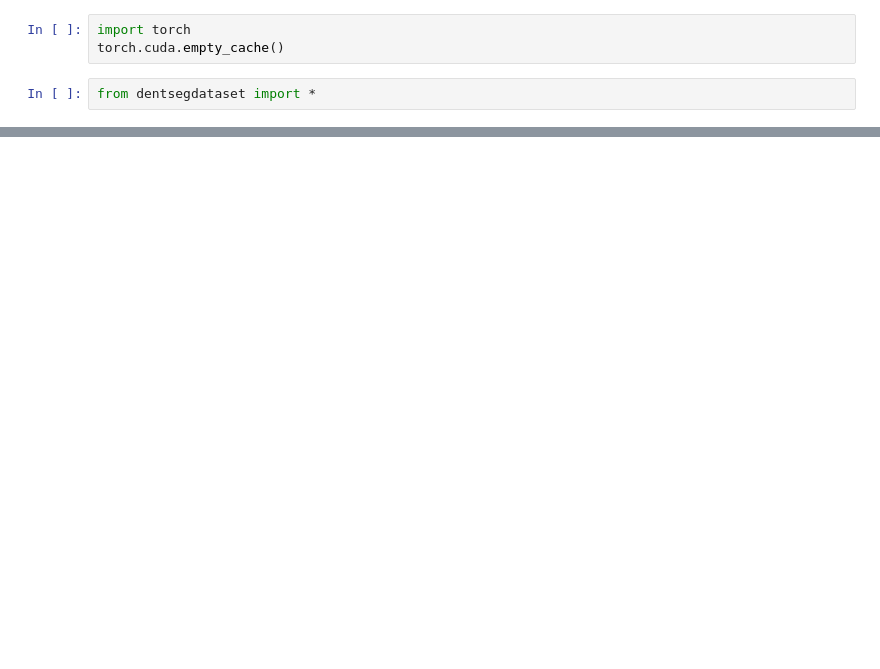
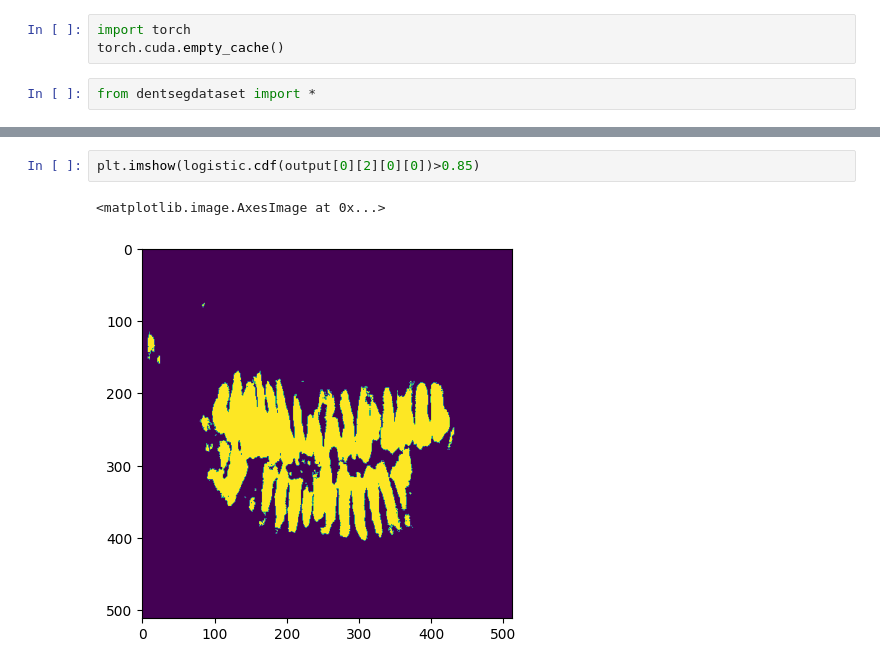
Before and after one commit to AlyxKing/DentSeg, a Jupyter notebook: app/src/dentseg.ipynb, the cells around one changed output, grey strips where cells are left out. Cells and saved outputs as stored; diff of their text form; blank space fills up the shorter version.

```diff
--- a/app/src/dentseg.ipynb
+++ b/app/src/dentseg.ipynb
@@ -9,0 +47,5 @@ OutOfMemoryError: CUDA out of memory. Tried to allocate 38.00 MiB (GPU 0; 9.77 G
+# %%
+plt.imshow(logistic.cdf(output[0][2][0][0])>0.85)
+# %% [output]
+<matplotlib.image.AxesImage at 0x...>
+[figure, added]
```
Also changed, not shown: parts of 3 cells of this notebook, 2 other files.
